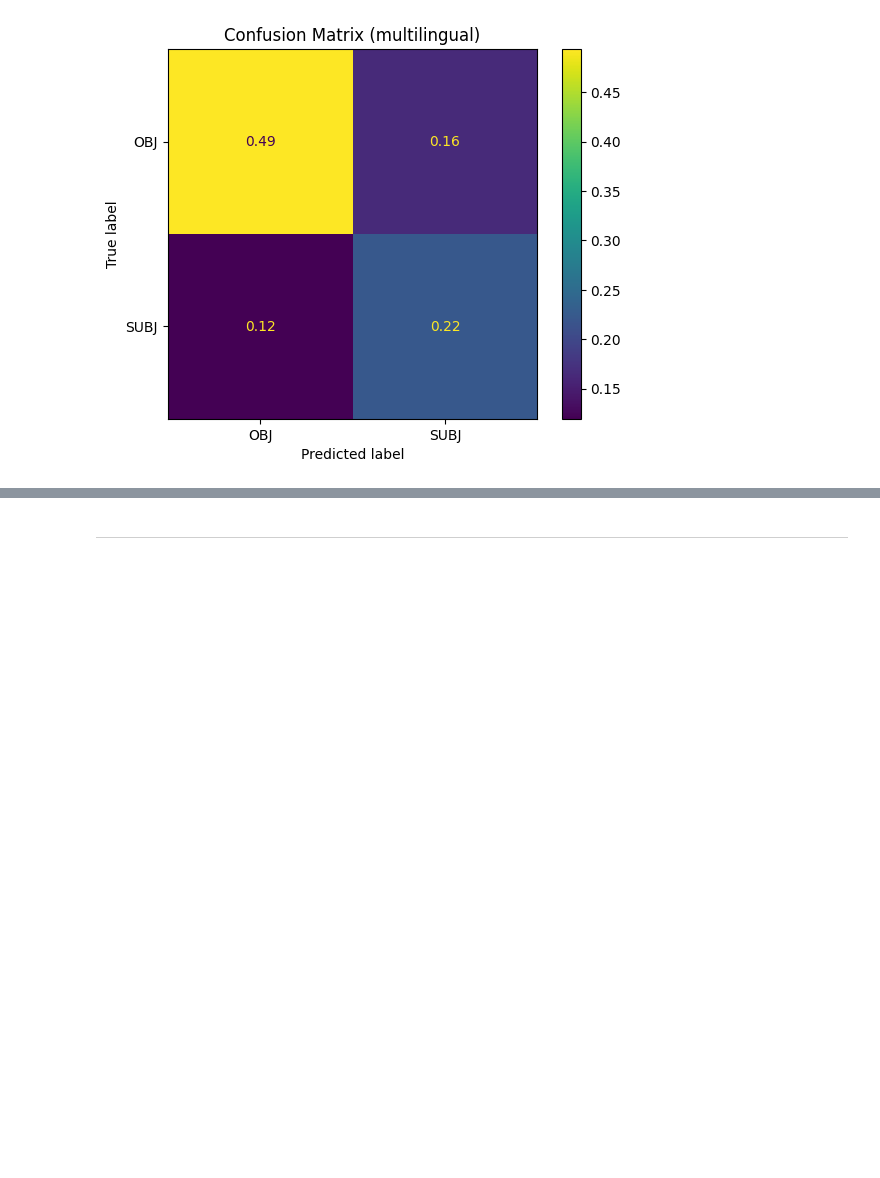
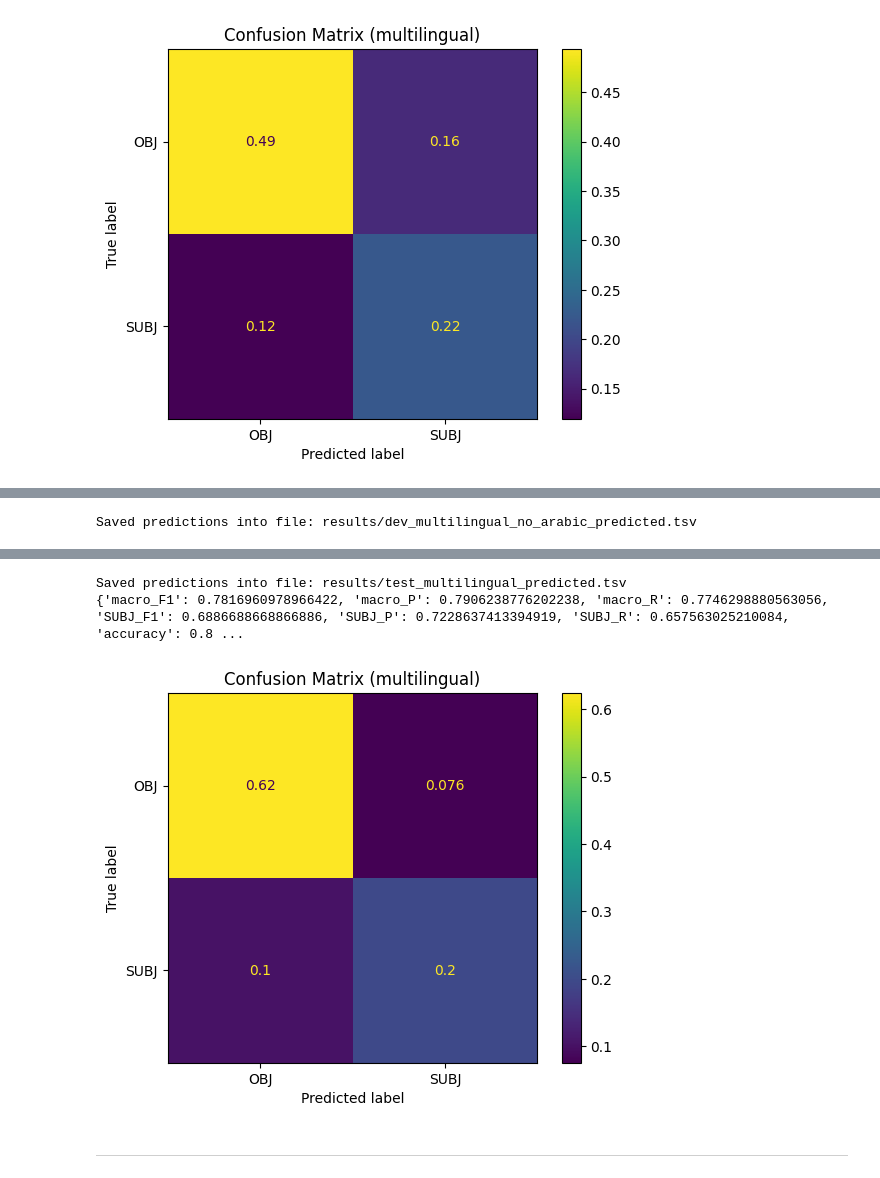
Before and after one commit to MatteoFasulo/clef2025-checkthat, a Jupyter notebook: multilingual.ipynb, the cells around one changed output, grey strips where cells are left out. Cells and saved outputs as stored; diff of their text form; code cells hidden in the pictures; blank space fills up the shorter version.

Commit message:
Update with test without Arabic (+ code for training)

```diff
--- a/multilingual.ipynb
+++ b/multilingual.ipynb
@@ -736,0 +752,3 @@ Saved predictions into file: results/test_multilingual_predicted.tsv
+# %%
+model_card = "microsoft/mdeberta-v3-base"
+tokenizer = detector.get_tokenizer(model_card=model_card)
@@ -736,0 +803,53 @@ Saved predictions into file: results/test_multilingual_predicted.tsv
+# %%
+# Create a Trainer instance
+trainer = CustomTrainer(
+    model=model,
+    args=training_args,
+    train_dataset=train_data,
+    eval_dataset=dev_data,
+    data_collator=collator_fn,
+    compute_metrics=evaluate_metrics,
+    class_weights=class_weights,
+)
+# %%
+# Decision threshold calibration on dev set
+best_thr = trainer.compute_best_threshold(dataset=dev_data)
+# Predictions on dev set (with best threshold on dev set)
+pred_info = trainer.predict(dataset=dev_data, threshold=best_thr)
+
+predictions, labels = pred_info.predictions, pred_info.label_ids
+
+# Save dev set predictions
+save_predictions(dev_data, predictions, filename = f"dev_{language}_no_{removed}_predicted.tsv")
+
+# Predictions on test set (with best threshold on dev set)
+pred_info = trainer.predict(dataset=test_data, threshold=best_thr)
+
+predictions, labels = pred_info.predictions, pred_info.label_ids
+
+# Save test set predictions
+save_predictions(test_data, predictions, filename = f"test_{language}_no_{removed}_predicted.tsv")
+
+acc = accuracy_score(labels, predictions)
+m_prec, m_rec, m_f1, m_s = precision_recall_fscore_support(labels, predictions, average="macro",
+                                                            zero_division=0)
+p_prec, p_rec, p_f1, p_s = precision_recall_fscore_support(labels, predictions, labels=[1],
+                                                            zero_division=0)
+stats = {
+        'macro_F1': m_f1,
+        'macro_P': m_prec,
+        'macro_R': m_rec,
+        'SUBJ_F1': p_f1[0],
+        'SUBJ_P': p_prec[0],
+        'SUBJ_R': p_rec[0],
+        'accuracy': acc
+    }
+
+print(stats)
+results[f"{language}-no-{removed}-thr"] = stats
+
+cm = confusion_matrix(labels, predictions, normalize='all')
+ConfusionMatrixDisplay(cm, display_labels=['OBJ', 'SUBJ']).plot()
+plt.title(f"Confusion Matrix ({language})")
+plt.show()
+# %% [output]
@@ -736,0 +858 @@ Saved predictions into file: results/test_multilingual_predicted.tsv
+Saved predictions into file: results/dev_multilingual_no_arabic_predicted.tsv
@@ -737,3 +860,6 @@ Saved predictions into file: results/test_multilingual_predicted.tsv
+Saved predictions into file: results/test_multilingual_predicted.tsv
+{'macro_F1': 0.7816960978966422, 'macro_P': 0.7906238776202238, 'macro_R': 0.7746298880563056, 'SUBJ_F1': 0.6886688668866886, 'SUBJ_P': 0.7228637413394919, 'SUBJ_R': 0.657563025210084, 'accuracy': 0.8 ...
+[figure, added]
 # %% [markdown]
 ---
 # %% [markdown]
```
Also changed, not shown: parts of 26 cells of this notebook.
